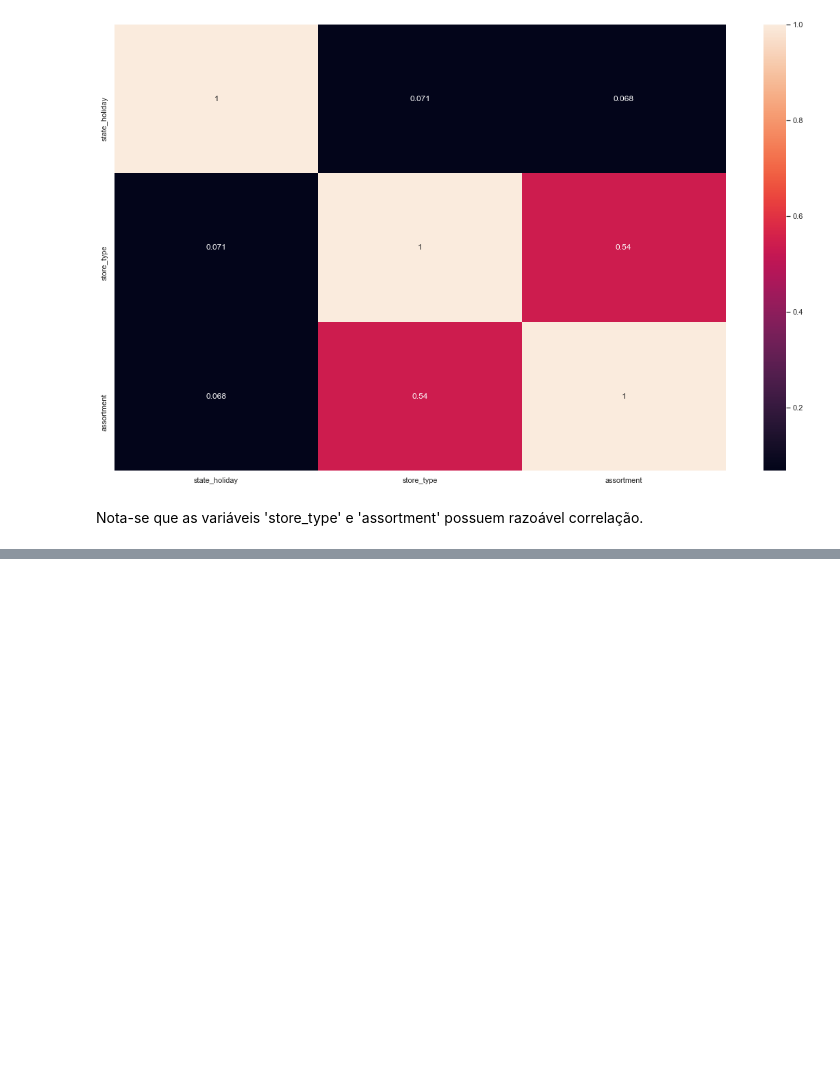
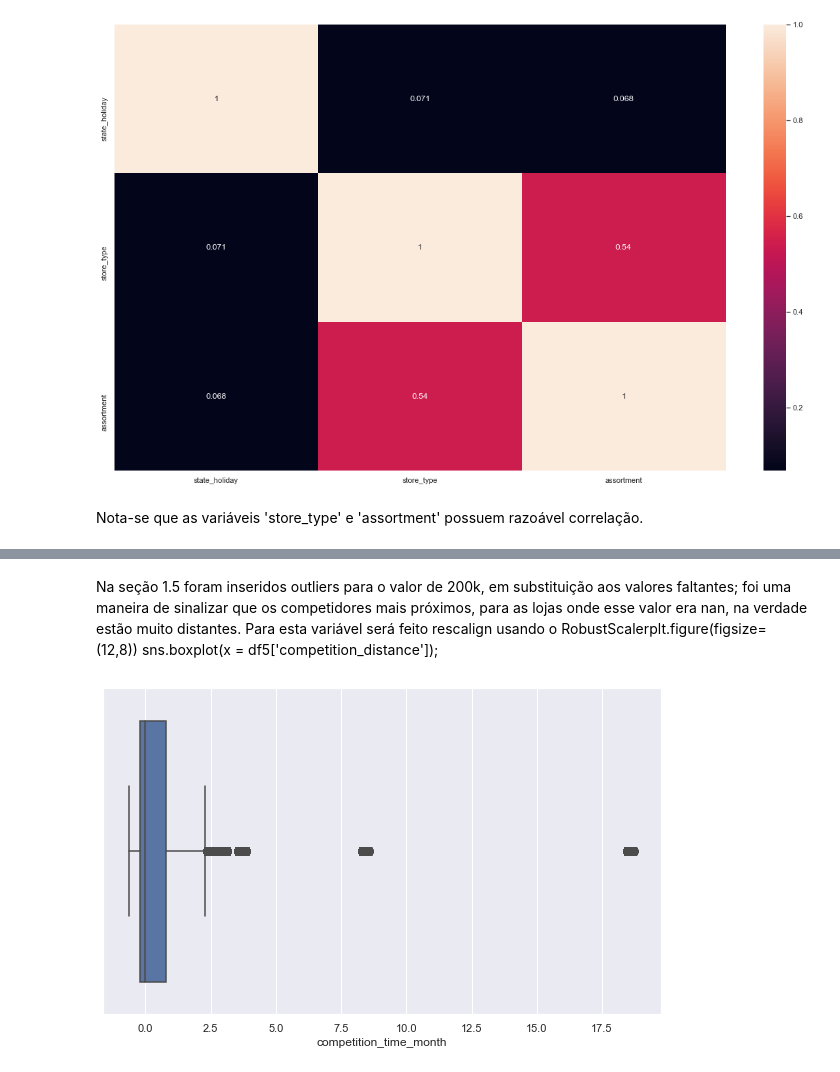
Before and after one commit to renato-favarin/ds_em_producao, a Jupyter notebook: ds_em_producao.ipynb, the cells around one changed output, grey strips where cells are left out. Saved outputs shown, nothing was run; the diff lists cells and outputs as text; code cells hidden in the pictures; blank space fills up the shorter version.

```diff
--- a/ds_em_producao.ipynb
+++ b/ds_em_producao.ipynb
@@ -1191,0 +1298,9 @@ Nota-se que as variáveis 'store_type' e 'assortment' possuem razoável correla
+# %% [markdown]
+Na seção 1.5 foram inseridos outliers para o valor de 200k, em substituição aos valores faltantes; foi uma maneira de sinalizar que os competidores mais próximos, para as lojas onde esse valor era nan, na verdade estão muito distantes.
+Para esta variável será feito rescalign usando o RobustScalerplt.figure(figsize=(12,8))
+sns.boxplot(x = df5['competition_distance']);
+# %%
+plt.figure(figsize=(10,6))
+sns.boxplot(x = df5['competition_time_month']);
+# %% [output]
+[figure, added]
```
Also changed, not shown: parts of 35 cells of this notebook.
